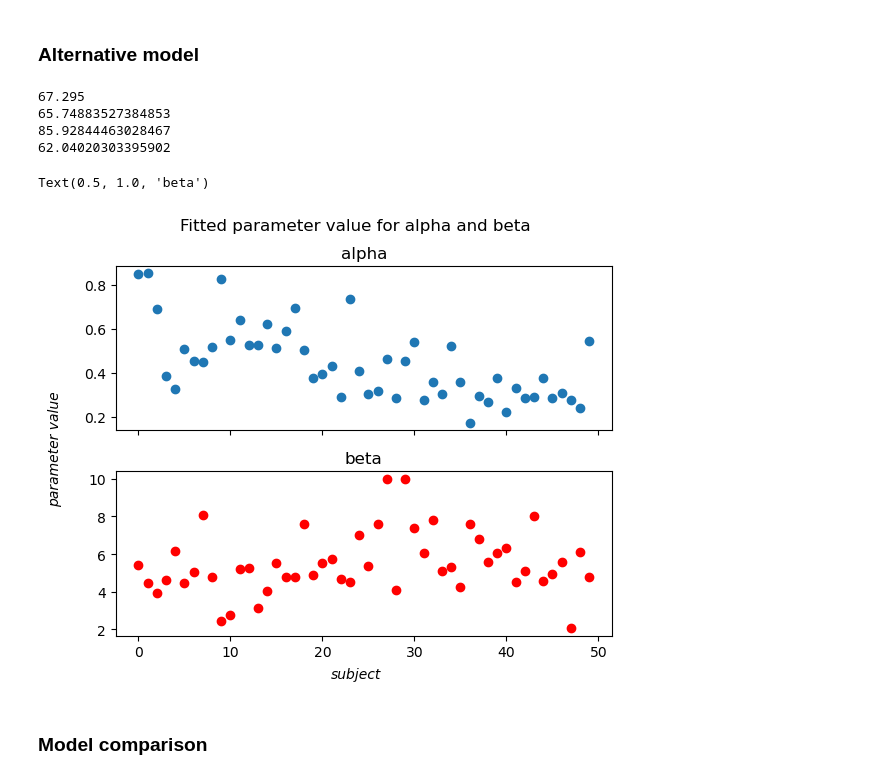
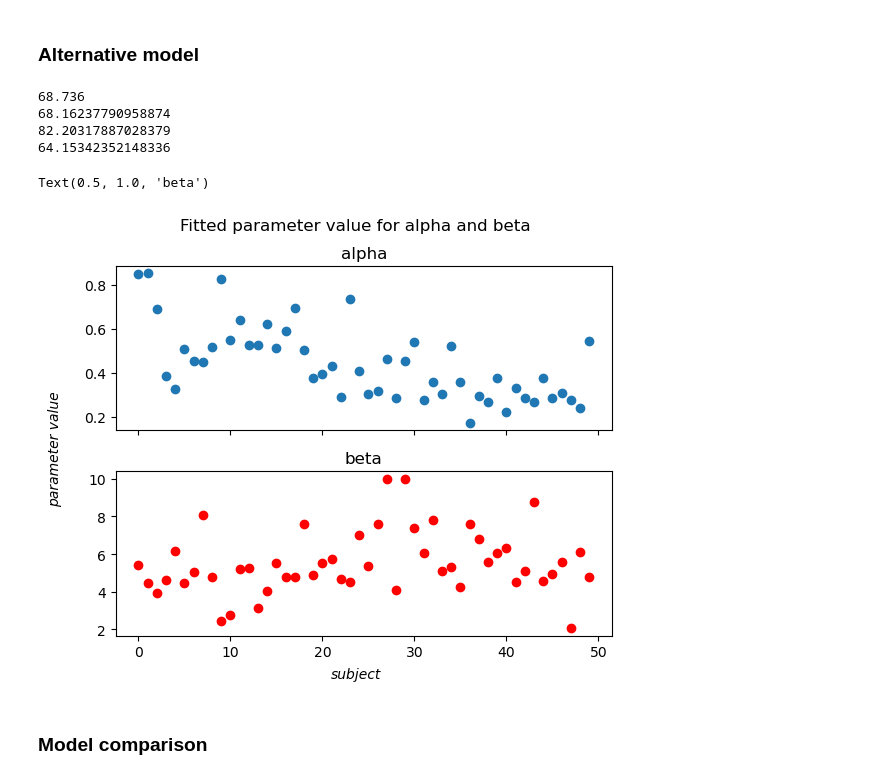
Before and after one commit to a-ishiyama/comp-neuro, a Jupyter notebook: code.ipynb, the cells around one changed output. Cells and saved outputs as stored; diff of their text form; code cells hidden in the pictures.

```diff
--- a/code.ipynb
+++ b/code.ipynb
@@ -418,43 +418,43 @@ def nll_alt(params, choices, outcome, V0):
             value_b.append(A*value_b[-1]+a*(outcome[i]-value_b[-1]))
             value_a.append(value_a[-1])
 
         p_a.append(np.ma.exp(-b*(value_a[i]))*(np.ma.exp(-b*(value_a[i]))+np.ma.exp(-b*(value_b[i])))**(-1))
         ll -= ((np.ma.log(p_a[-1])*c_a[i]) + (np.ma.log((1-p_a[-1]))*c_b[i]))
 
     return ll
 
 test_alt = []
 for i in range(1000):
-    test_alt.append(outcome_alt(0.5,0.4,7,prob_list,0.5)[-1])
+    test_alt.append(outcome_alt(0.5,0.4,5,prob_list,0.5)[-1])
 print(np.mean(test_alt))
 
-test_alt1 = nll_alt([0.5,0.4,7],inst_choices[8],inst_outcomes[8],0.5); print(test_alt1)
-nll4_alt = nll_alt([0.5,0.4,7],inst_choices[3],inst_outcomes[3],0.5); print(nll4_alt)
-nll5_alt = nll_alt([0.5,0.4,7],inst_choices[4],inst_outcomes[4],0.5); print(nll5_alt)
+test_alt1 = nll_alt([0.5,0.4,5],inst_choices[8],inst_outcomes[8],0.5); print(test_alt1)
+nll4_alt = nll_alt([0.5,0.4,5],inst_choices[3],inst_outcomes[3],0.5); print(nll4_alt)
+nll5_alt = nll_alt([0.5,0.4,5],inst_choices[4],inst_outcomes[4],0.5); print(nll5_alt)
 
 bounds = ((0,1),(0,1),(0,10))
 
 fitted_param_alt = []
 for i in range(len(stai_scores)):
-    fitted_param_alt.append(sp.optimize.minimize(nll_alt,x0=(0.5,0.4,7), args=(inst_choices[i],inst_outcomes[i],0.5),method='Nelder-Mead', bounds = bounds).x)
+    fitted_param_alt.append(sp.optimize.minimize(nll_alt,x0=(0.5,0.4,5), args=(inst_choices[i],inst_outcomes[i],0.5),method='Nelder-Mead', bounds = bounds).x)
 fitted_a_alt, fitted_alpha_alt, fitted_beta_alt = np.array(fitted_param_alt).T
 
 fig, ax = plt.subplots(2, sharex=True)
 fig.suptitle('Fitted parameter value for alpha and beta')
 fig.text(0.5, 0.03, 'subject', horizontalalignment ='center', verticalalignment = 'center', fontstyle = 'italic')
 fig.text(0.03, 0.5, 'parameter value', horizontalalignment ='center', verticalalignment = 'center', rotation = 'vertical', fontstyle = 'italic')
 fig.subplots_adjust(hspace = 0.25)
 ax[0].scatter(np.arange(0,50,1),fitted_alpha_alt)
 ax[0].set_title('alpha')
 ax[1].scatter(np.arange(0,50,1),fitted_beta_alt, color = 'red')
 ax[1].set_title('beta')
 # %% [output]
-67.295
-65.74883527384853
-85.92844463028467
-62.04020303395902
+68.736
+68.16237790958874
+82.20317887028379
+64.15342352148336
 Text(0.5, 1.0, 'beta')
-[figure, old version]
+[figure, new version]
 # %% [markdown]
 ### Model comparison
 # %%
```
Also changed, not shown: parts of 12 cells of this notebook.
